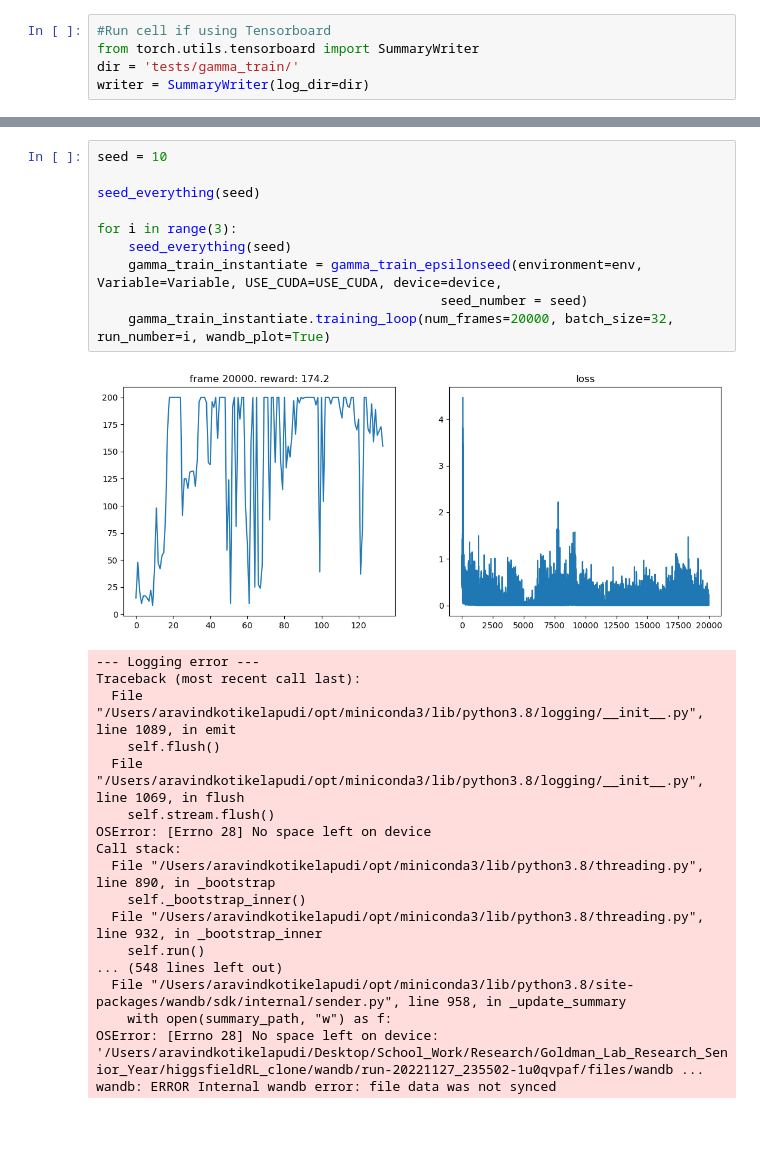
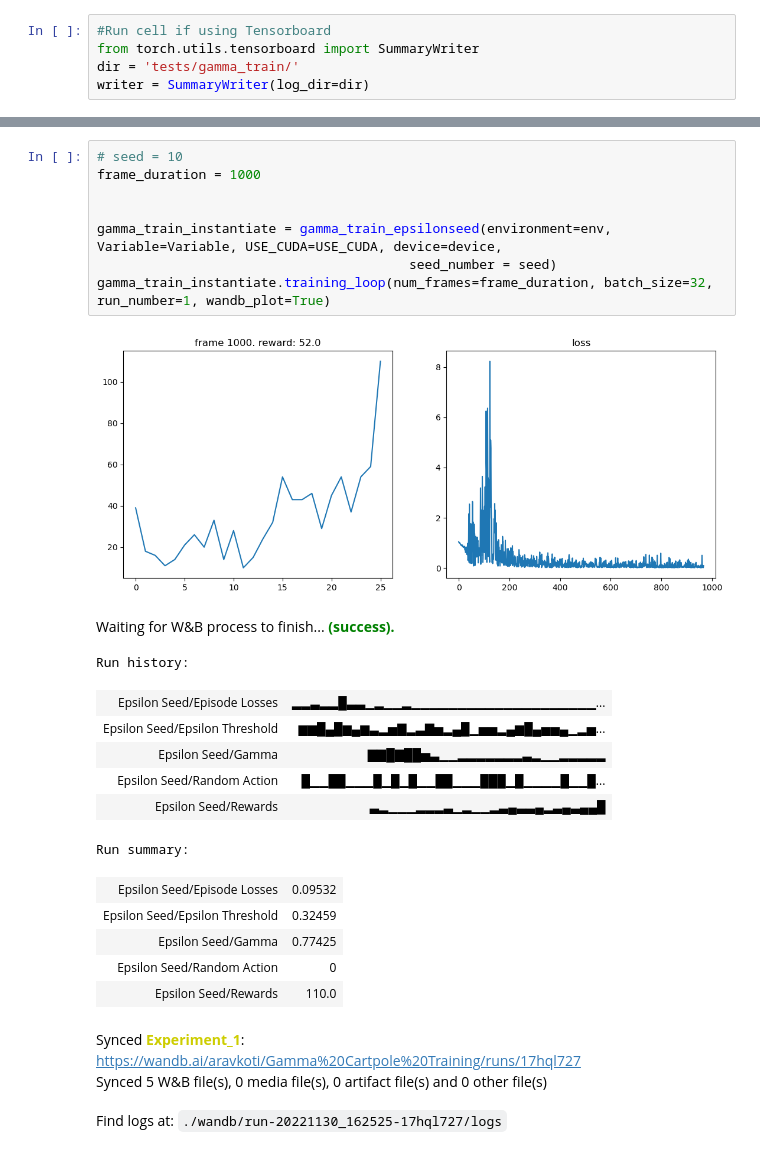
Before and after one commit to aravindkoti/higgsfieldRL_clone, a Jupyter notebook: gamma_train_DQN.ipynb, the cells around one changed output, grey strips where cells are left out. Drawn from its saved outputs; the diff is of its cells as text.

Commit message:
Got rid of seed vector code

```diff
--- a/gamma_train_DQN.ipynb
+++ b/gamma_train_DQN.ipynb
@@ -53,29 +58,26 @@ from gamma_RL.training import gamma_train_epsilonseed
 # %%
-seed = 10
+# seed = 10
+frame_duration = 1000
 
-seed_everything(seed)
 
-for i in range(3):
-    seed_everything(seed)
-    gamma_train_instantiate = gamma_train_epsilonseed(environment=env, Variable=Variable, USE_CUDA=USE_CUDA, device=device,
-                                            seed_number = seed)
-    gamma_train_instantiate.training_loop(num_frames=20000, batch_size=32, run_number=i, wandb_plot=True)
+gamma_train_instantiate = gamma_train_epsilonseed(environment=env, Variable=Variable, USE_CUDA=USE_CUDA, device=device,
+                                        seed_number = seed)
+gamma_train_instantiate.training_loop(num_frames=frame_duration, batch_size=32, run_number=1, wandb_plot=True)
 # %% [output]
-[figure, old version]
+[figure, new version]
+Waiting for W&B process to finish... (success).
---- Logging error ---
-Traceback (most recent call last):
-  File "/Users/aravindkotikelapudi/opt/miniconda3/lib/python3.8/logging/__init__.py", line 1089, in emit
-    self.flush()
-  File "/Users/aravindkotikelapudi/opt/miniconda3/lib/python3.8/logging/__init__.py", line 1069, in flush
-    self.stream.flush()
-OSError: [Errno 28] No space left on device
-Call stack:
-  File "/Users/aravindkotikelapudi/opt/miniconda3/lib/python3.8/threading.py", line 890, in _bootstrap
-    self._bootstrap_inner()
-  File "/Users/aravindkotikelapudi/opt/miniconda3/lib/python3.8/threading.py", line 932, in _bootstrap_inner
-    self.run()
-... (548 lines left out)
-  File "/Users/aravindkotikelapudi/opt/miniconda3/lib/python3.8/site-packages/wandb/sdk/internal/sender.py", line 958, in _update_summary
-    with open(summary_path, "w") as f:
-OSError: [Errno 28] No space left on device: '/Users/aravindkotikelapudi/Desktop/School_Work/Research/Goldman_Lab_Research_Senior_Year/higgsfieldRL_clone/wandb/run-20221127_235502-1u0qvpaf/files/wandb ...
-wandb: ERROR Internal wandb error: file data was not synced
+Run history:
+| Epsilon Seed/Episode Losses | ▂▂▃▂▂█▃▃▁▂▁▁▂▁▁▁▁▁▁▁▁▁▁▁▁▁▁▁▁▁▁▁▁... |
+| Epsilon Seed/Epsilon Threshold | ▆▆█▄█▆▄▆▃▂▅▇▂▃▇▅▂▄█▁▅▅▂▄▆█▄▅▅▄▁▂▅... |
+| Epsilon Seed/Gamma | ▇▇█▇██▅▃▁▁▂▂▂▂▂▂▂▃▂▁▁▂▂▂▂▂ |
+| Epsilon Seed/Random Action | █▁▁██▁▁▁█▁█▁█▁▁██▁▁▁███▁█▁▁▁▁█▁▁█... |
+| Epsilon Seed/Rewards | ▃▂▁▁▁▂▂▂▃▁▂▁▁▂▃▄▃▃▄▂▃▄▃▄▄█ |
+Run summary:
+| Epsilon Seed/Episode Losses | 0.09532 |
+| Epsilon Seed/Epsilon Threshold | 0.32459 |
+| Epsilon Seed/Gamma | 0.77425 |
+| Epsilon Seed/Random Action | 0 |
+| Epsilon Seed/Rewards | 110.0 |
+Synced Experiment_1: https://wandb.ai/aravkoti/Gamma%20Cartpole%20Training/runs/17hql727
+Synced 5 W&B file(s), 0 media file(s), 0 artifact file(s) and 0 other file(s)
+Find logs at: ./wandb/run-20221130_162525-17hql727/logs
```
Also changed, not shown: parts of 6 cells of this notebook.
